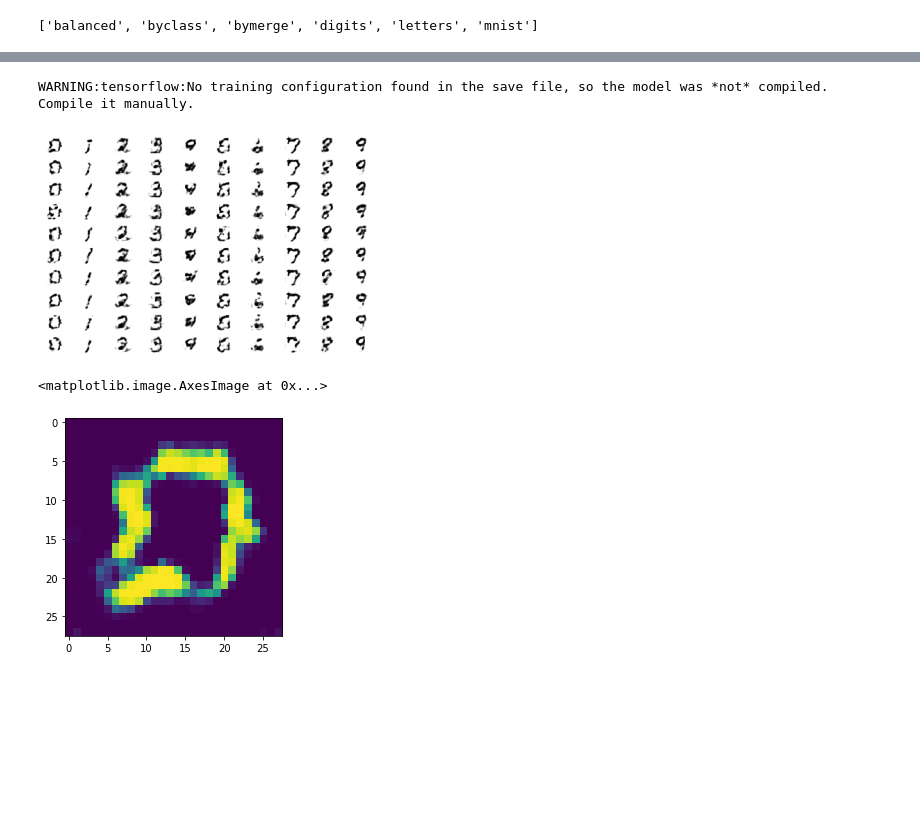
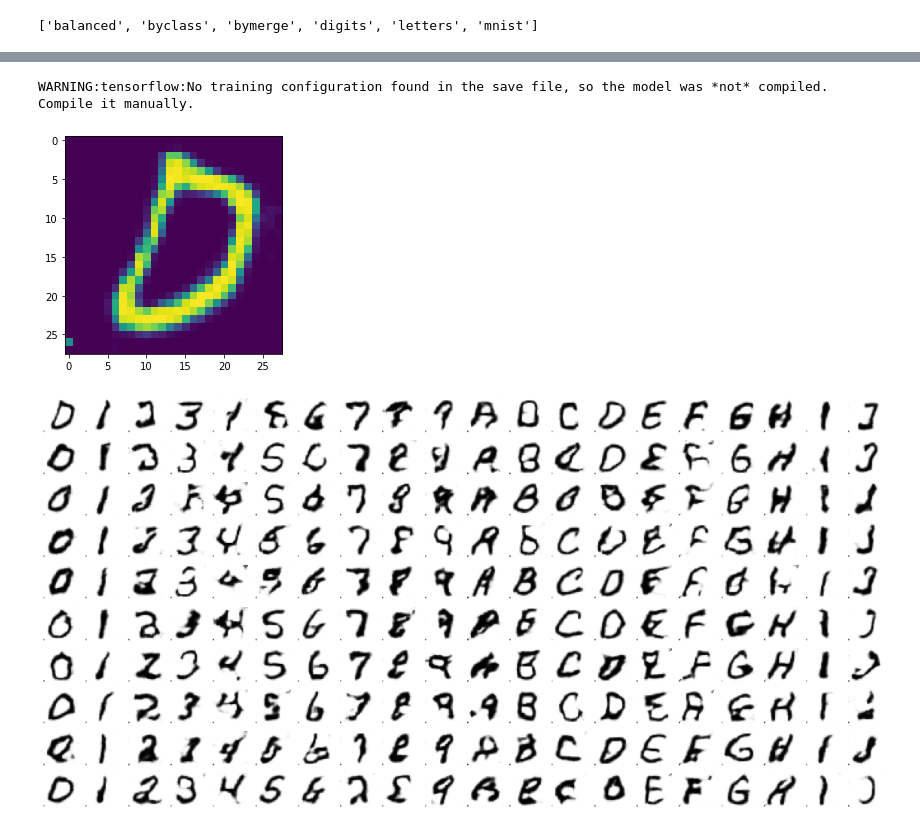
Before and after one commit to Amogh13246831/Handwriting-GAN, a Jupyter notebook: Letter LSGAN.ipynb, the cells around one changed output, grey strips where cells are left out. Cells and saved outputs as stored; diff of their text form; code cells hidden in the pictures; blank space fills up the shorter version.

```diff
--- a/Letter LSGAN.ipynb
+++ b/Letter LSGAN.ipynb
@@ -38,7 +38,7 @@ list_datasets()
 images, labels = extract_training_samples('balanced')
 print(images.shape, labels.shape)
 ind = []
-for i in range(10):
+for i in range(20):
   ind.extend(np.where(labels==i)[0])
 images, labels = images[ind], labels[ind]
 print(images.shape, labels.shape)
@@ -209,5 +209,5 @@ Trainable params: 1,171,186
 Non-trainable params: 83,615
 __________________________________________________________________________________________________
 # %%
-train_gan(gen, dis, gan_model, images, labels, latent_dim, n_epochs=20, batch_size=128)
+train_gan(gen, dis, gan_model, images, labels, latent_dim, n_epochs=50, batch_size=128)
 # %% [output]
@@ -231,26 +231,27 @@ Epoch 20, batch 181/187:        Discriminator: real loss 0.04140813648700714, fa
 # %%
+def show_generated(examples, n, c):
+  fig = plt.figure(figsize=(c, n))
+  for i in range(n*c):
+    img = fig.add_subplot(n, c, i+1)
+    plt.axis('off')
+    plt.imshow(examples[i,:,:,0], cmap='gray_r')
+  plt.show()
+
 n = 10
-classes = 10
-
-def show_plot(examples, n, classes):
-    for i in range(n*classes):
-        plt.subplot(n, classes, i+1)
-        plt.axis('off')
-        plt.imshow(examples[i,:,:,0], cmap='gray_r')
-    plt.show()
+c = 20
 
 model = load_model('generator.h5')
 noise, _ = generate_latent_noise(latent_dim, n*classes)
 labs = np.asarray([x for _ in range(n) for x in range(classes)])
 
 X = model.predict([noise, labs])
 # scale from [-1, 1] to [0, 1]
 X = (X + 1) / 2.0
-show_plot(X, n, classes)
 x = np.squeeze(X[0])
 plt.imshow(x)
+
+show_generated(X, n, c)
 # %% [output]
 WARNING:tensorflow:No training configuration found in the save file, so the model was *not* compiled. Compile it manually.
-[figure, old version]
+[figure, new version]
-<matplotlib.image.AxesImage at 0x...>
-[figure, old version]
+[figure, new version]
```
Also changed, not shown: parts of 4 cells of this notebook.
